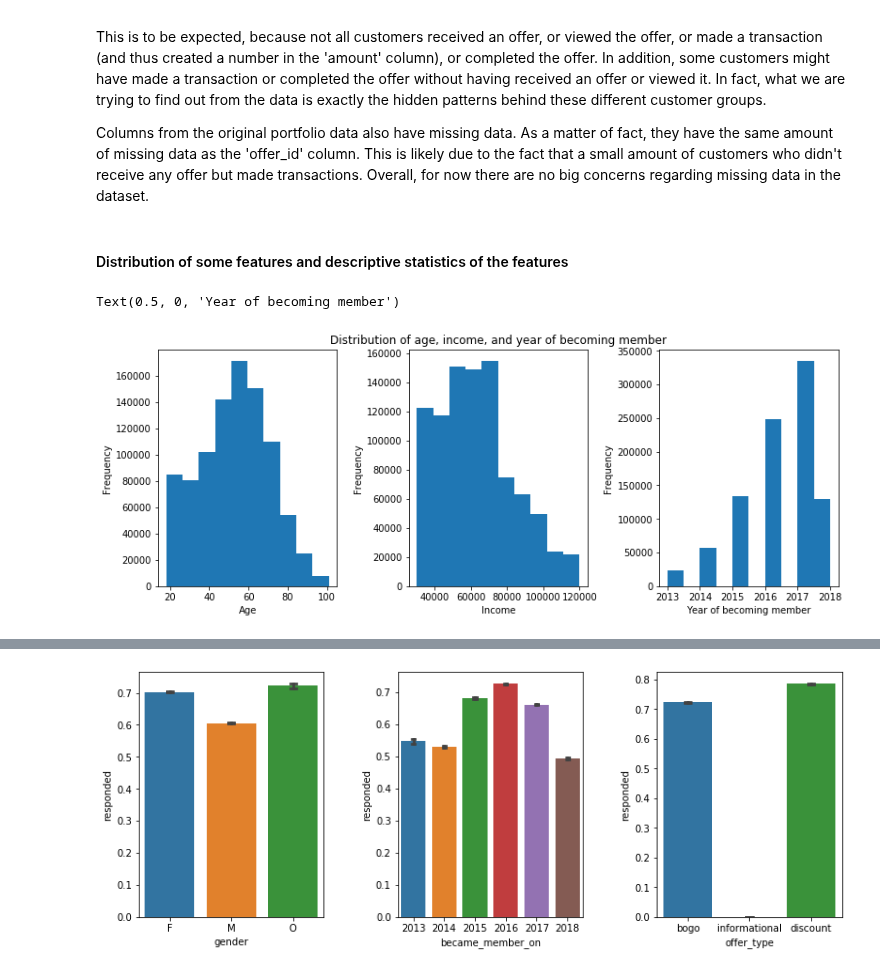
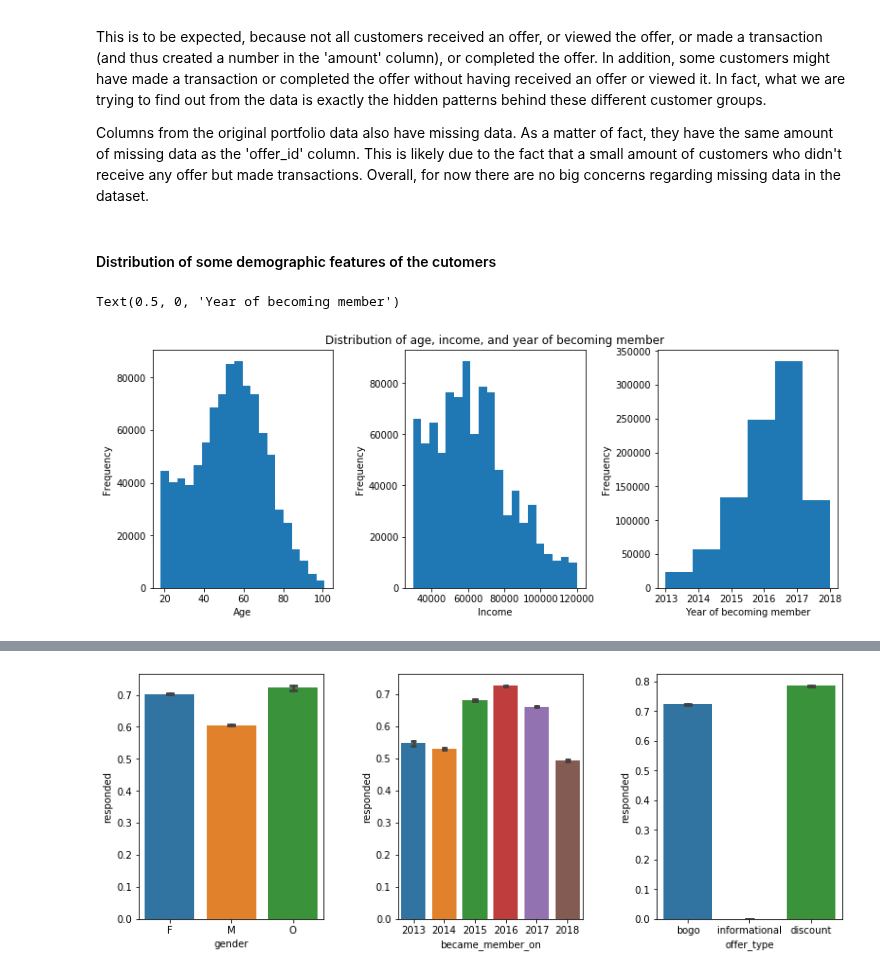
Before and after one commit to Kilie/starbucks, a Jupyter notebook: Starbucks_Capstone_notebook.ipynb, the cells around one changed output, grey strips where cells are left out. Saved outputs shown, nothing was run; the diff lists cells and outputs as text; code cells hidden in the pictures.

```diff
--- a/Starbucks_Capstone_notebook.ipynb
+++ b/Starbucks_Capstone_notebook.ipynb
@@ -589,18 +592,18 @@ This is to be expected, because not all customers received an offer, or viewed t
 
 Columns from the original portfolio data also have missing data. As a matter of fact, they have the same amount of missing data as the 'offer_id' column. This is likely due to the fact that a small amount of customers who didn't receive any offer but made transactions. Overall, for now there are no big concerns regarding missing data in the dataset.
 # %% [markdown]
-#### Distribution of some features and descriptive statistics of the features
+#### Distribution of some demographic features of the cutomers
 # %%
 # Visualize the distribution of the age, income, and year of becoming member of the customers
 fig, axis = plt.subplots(1, 3)
 plt.subplots_adjust(wspace=0.4, hspace=0.4, top=1.0, right=1.8)
-ax_1 = df['age'].plot.hist(ax=axis[0])
-ax_2 = df['income'].plot.hist(ax=axis[1])
-ax_3 = df['became_member_on'].plot.hist(ax=axis[2])
+ax_1 = df['age'].plot.hist(ax=axis[0], bins=20)
+ax_2 = df['income'].plot.hist(ax=axis[1], bins=20)
+ax_3 = df['became_member_on'].plot.hist(ax=axis[2], bins=6)
 ax_1.set_xlabel('Age')
 ax_2.set_xlabel('Income')
 ax_2.set_title('Distribution of age, income, and year of becoming member')
 ax_3.set_xlabel('Year of becoming member')
 # %% [output]
 Text(0.5, 0, 'Year of becoming member')
-[figure, old version]
+[figure, new version]
```
Also changed, not shown: parts of 17 cells of this notebook.
